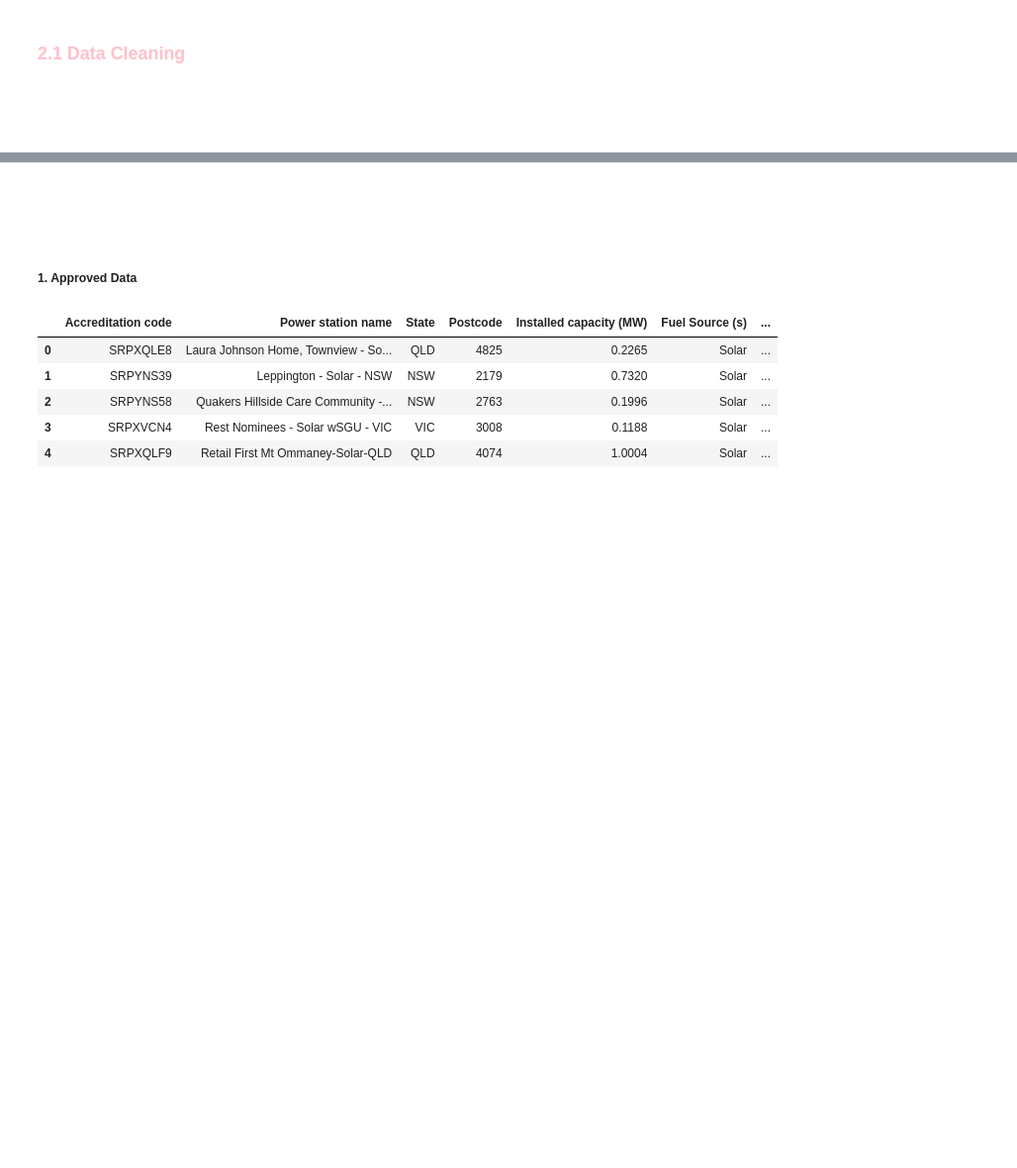
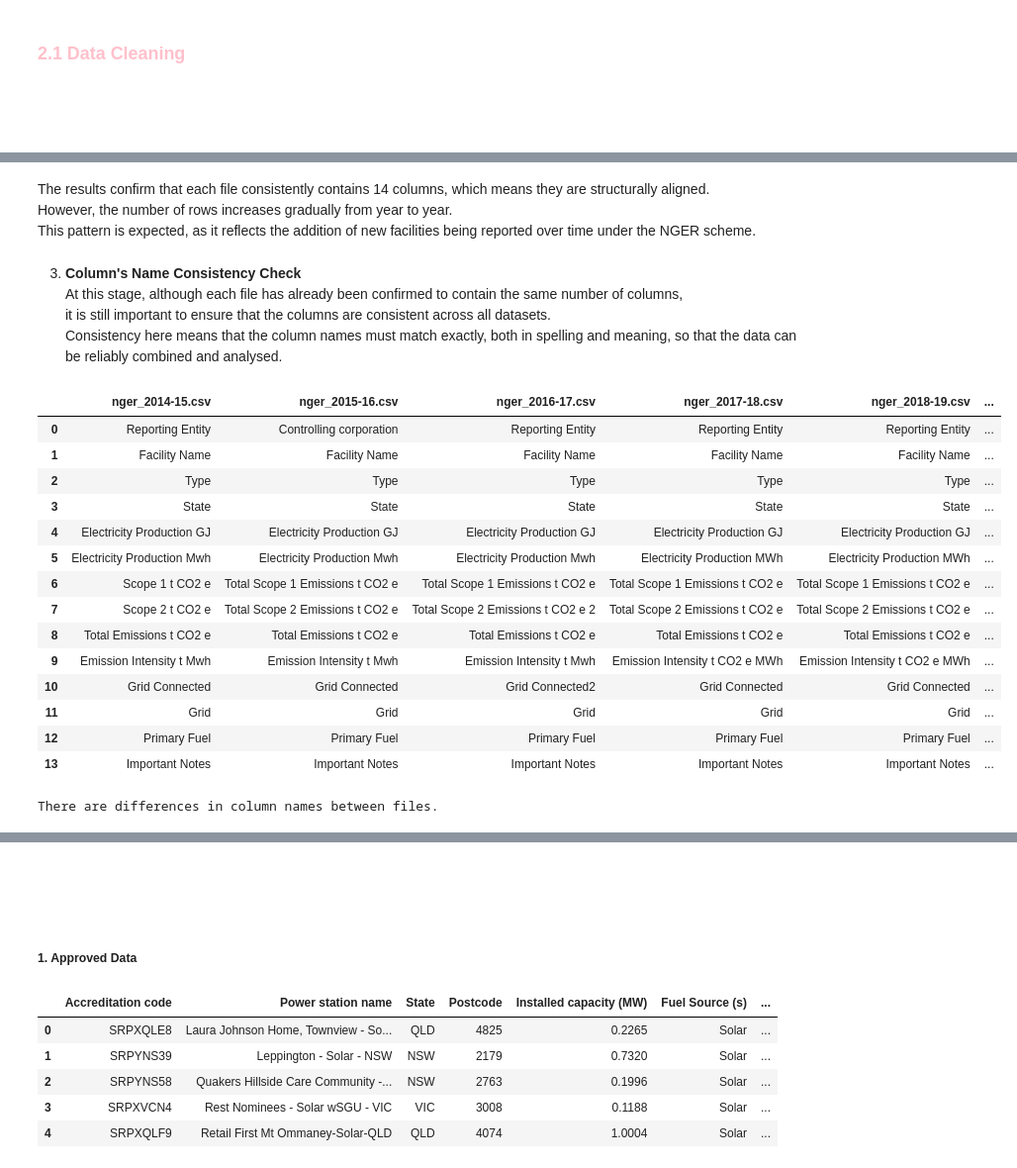
Before and after one commit to renggafirmandika/data_engineering, a Jupyter notebook: Assignment_1.ipynb, the cells around one changed output, grey strips where cells are left out. Shown at 99% size. Cells and saved outputs as stored; diff of their text form; code cells hidden in the pictures; blank space fills up the shorter version.

```diff
--- a/Assignment_1.ipynb
+++ b/Assignment_1.ipynb
@@ -490,0 +535,50 @@ Tasks may include handling missing values, converting data types, and filtering
+# %% [markdown]
+The results confirm that each file consistently contains 14 columns, which means they are structurally aligned.
+However, the number of rows increases gradually from year to year.
+This pattern is expected, as it reflects the addition of new facilities being reported over time under the NGER scheme.
+# %% [markdown]
+3. **Column's Name Consistency Check**
+   At this stage, although each file has already been confirmed to contain the same number of columns,
+   it is still important to ensure that the columns are consistent across all datasets.
+   Consistency here means that the column names must match exactly, both in spelling and meaning, so that the data can be reliably combined and analysed.
+# %%
+import os, glob
+
+DATA_DIR = "DATA1_ELECTRICITY"
+
+paths = sorted(glob.glob(os.path.join(DATA_DIR, "nger_*.csv")))
+
+col_dict = {}
+
+for p in paths:
+    fname = os.path.basename(p)
+    df = pd.read_csv(p, nrows=0)
+    col_dict[fname] = list(df.columns)
+
+col_df = pd.DataFrame.from_dict(col_dict, orient="index").T
+
+import IPython.display as disp
+disp.display(col_df)
+
+all_same = all(col_df.iloc[:,0].equals(col_df.iloc[:,i]) for i in range(1, col_df.shape[1]))
+if all_same:
+    print("All files have the same column names (same order).")
+else:
+    print("There are differences in column names between files.")
+# %% [output]
+|  | nger_2014-15.csv | nger_2015-16.csv | nger_2016-17.csv | nger_2017-18.csv | nger_2018-19.csv | ... |
+| 0 | Reporting Entity | Controlling corporation | Reporting Entity | Reporting Entity | Reporting Entity | ... |
+| 1 | Facility Name | Facility Name | Facility Name | Facility Name | Facility Name | ... |
+| 2 | Type | Type | Type | Type | Type | ... |
+| 3 | State | State | State | State | State | ... |
+| 4 | Electricity Production GJ | Electricity Production GJ | Electricity Production GJ | Electricity Production GJ | Electricity Production GJ | ... |
+| 5 | Electricity Production Mwh | Electricity Production Mwh | Electricity Production Mwh | Electricity Production MWh | Electricity Production MWh | ... |
+| 6 | Scope 1 t CO2 e | Total Scope 1 Emissions t CO2 e | Total Scope 1 Emissions t CO2 e | Total Scope 1 Emissions t CO2 e | Total Scope 1 Emissions t CO2 e | ... |
+| 7 | Scope 2 t CO2 e | Total Scope 2 Emissions t CO2 e | Total Scope 2 Emissions t CO2 e 2 | Total Scope 2 Emissions t CO2 e | Total Scope 2 Emissions t CO2 e | ... |
+| 8 | Total Emissions t CO2 e | Total Emissions t CO2 e | Total Emissions t CO2 e | Total Emissions t CO2 e | Total Emissions t CO2 e | ... |
+| 9 | Emission Intensity t Mwh | Emission Intensity t Mwh | Emission Intensity t Mwh | Emission Intensity t CO2 e MWh | Emission Intensity t CO2 e MWh | ... |
+| 10 | Grid Connected | Grid Connected | Grid Connected2 | Grid Connected | Grid Connected | ... |
+| 11 | Grid | Grid | Grid | Grid | Grid | ... |
+| 12 | Primary Fuel | Primary Fuel | Primary Fuel | Primary Fuel | Primary Fuel | ... |
+| 13 | Important Notes | Important Notes | Important Notes | Important Notes | Important Notes | ... |
+There are differences in column names between files.
```
Also changed, not shown: parts of 36 cells of this notebook, 2 other files.
